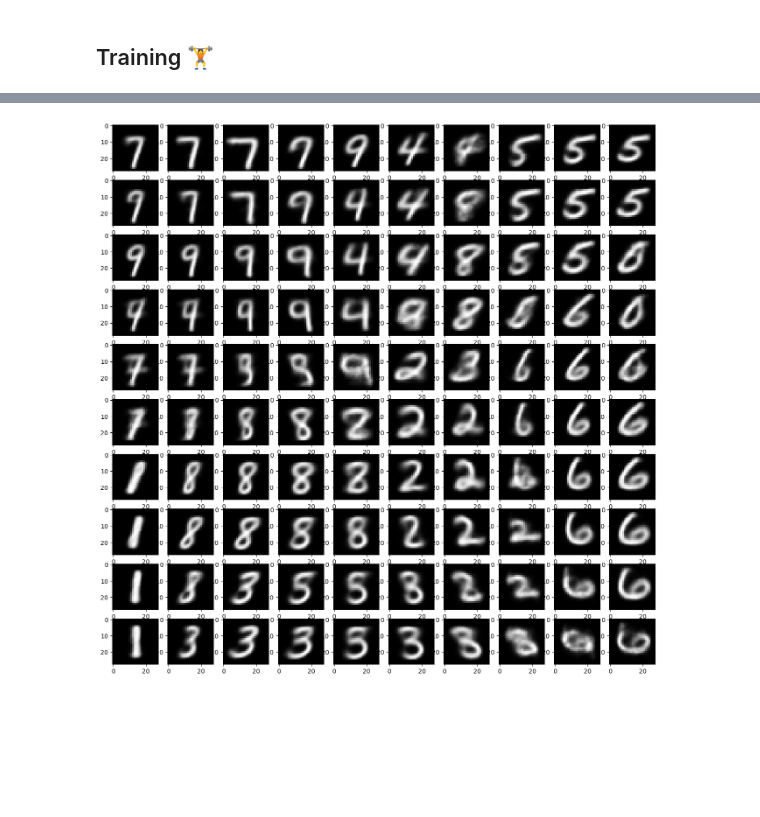
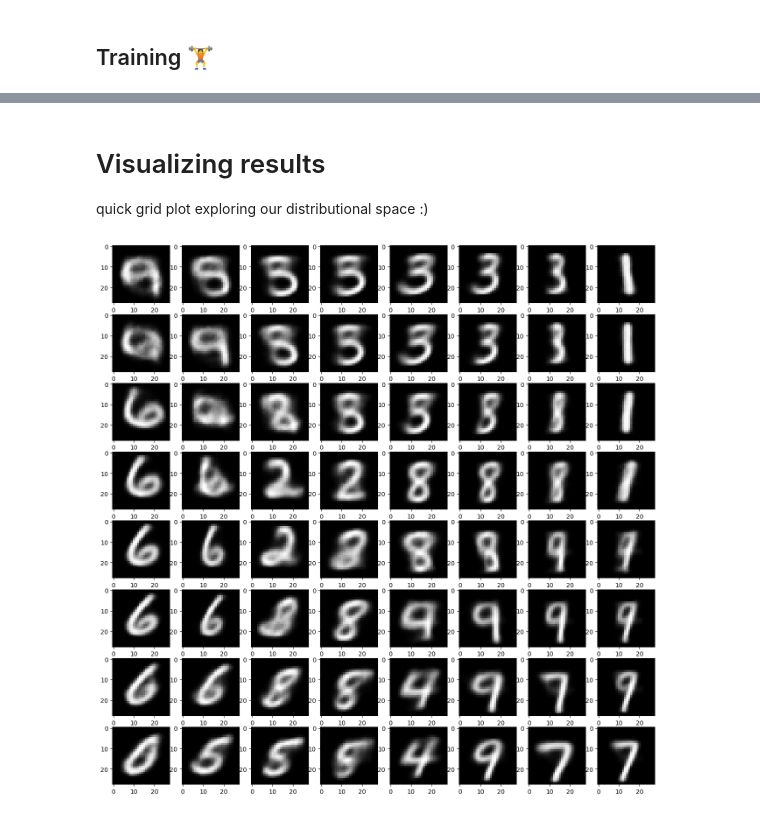
Before and after one commit to nnethercott/proteovae, a Jupyter notebook: examples/notebooks/mnist_proteovae.ipynb, the cells around one changed output, grey strips where cells are left out. Drawn from its saved outputs; the diff is of its cells as text; code cells hidden in the pictures; blank space fills up the shorter version.

```diff
--- a/examples/notebooks/mnist_proteovae.ipynb
+++ b/examples/notebooks/mnist_proteovae.ipynb
@@ -42,0 +45,13 @@ torch.Size([64, 784])
+# %%
+#model config
+config = BaseConfig(
+    input_dim = 784,
+    latent_dim= 2,
+    device = "cuda" if torch.cuda.is_available() else "cpu"
+)
+
+#models.base Encoder
+enc = base.Encoder(input_dim = config.input_dim,
+                   latent_dim = config.latent_dim,
+                   hidden_dims = [256,128,]
+                   )
@@ -43,17 +60,5 @@ torch.Size([64, 784])
 # %%
-config = BaseConfig(
-    input_dim = 784,
-    latent_dim= 2,
-    device = "cuda" if torch.cuda.is_available() else "cpu"
-)
-
-#using the de-facto models.base Encoder (fully connected)
-enc = base.Encoder(input_dim = config.input_dim,
-                   latent_dim = config.latent_dim,
-                   hidden_dims = [256,64,]
-                   )
-
-#custom convolutional decoder
+#transposed convolution
 class CustomDecoder(nn.Module):
     def __init__(self, latent_dim):
         super().__init__()
@@ -73,7 +78,6 @@ class CustomDecoder(nn.Module):
             nn.Sigmoid(),
         )
 
-        #wanted to see if it worked adding this
         self.linear_block = nn.Sequential(
             nn.Linear(self.latent_dim, 4*4*64),
             nn.ReLU(),
@@ -83,8 +87,9 @@ class CustomDecoder(nn.Module):
         features = self.linear_block(x)
         features = torch.unflatten(features, dim = 1, sizes = (64,4,4))
         img = self.conv_block(features)
-        img = torch.flatten(start_dim = 1, end_dim = -1)
+        img = torch.flatten(img, start_dim = 1, end_dim = -1)
         return img
 
 
+# instantiate
 dec = CustomDecoder(config.latent_dim)
@@ -91,7 +98,5 @@ dec = CustomDecoder(config.latent_dim)
 # %%
 model = BetaVAE(config=config, encoder = enc, decoder = dec)
-model.eta = 0
-model.gamma = 0
 # %% [markdown]
 ## Training 🏋️
 # %%
@@ -111,21 +113,23 @@ KeyboardInterrupt:
+# %% [markdown]
+# Visualizing results
+quick grid plot exploring our distributional space :)
 # %%
 import matplotlib.pyplot as plt
 
-#just do the grid thing
-x_grid = torch.linspace(-1, 1, 10)
-y_grid = torch.linspace(-1, 1, 10)
+x_grid = torch.linspace(-1, 1, 8)
+y_grid = torch.linspace(-1, 1, 8)
 
-fig, axs = plt.subplots(10,10, figsize=(16,16))
+fig, axs = plt.subplots(8,8, figsize=(16,16))
 
 model.eval()
 
 with torch.no_grad():
     for i, x in enumerate(x_grid):
         for j, y in enumerate(y_grid):
-            z = torch.tensor([x,y], device = device).unsqueeze(0)
+            z = torch.tensor([x,y], device = config.device).unsqueeze(0)
 
-            img = model.decoder(z).view(28,28) #should be fine
+            img = model.decoder(z).view(28,28)
 
             axs[i,j].imshow(img.cpu().squeeze().numpy(), cmap="gray")
 # %% [output]
-[figure, old version]
+[figure, new version]
```
Also changed, not shown: parts of 7 cells of this notebook, 1 other file.
